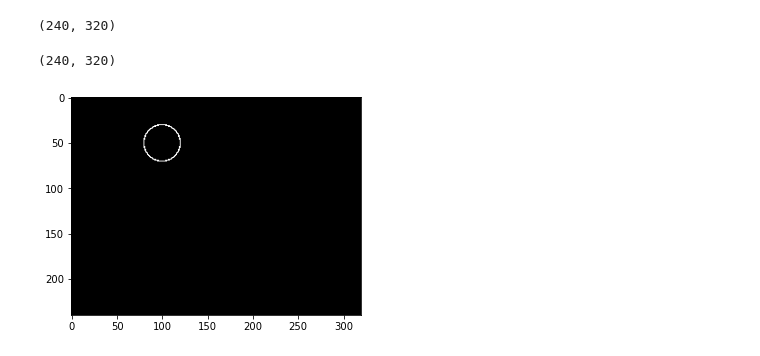
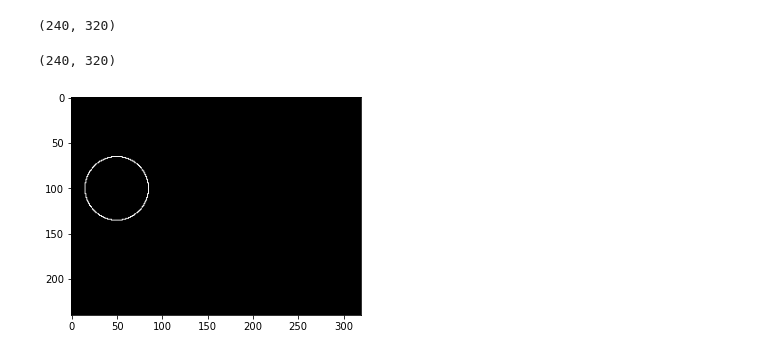
Before and after one commit to victorbjo/Rob7-Miniproject, a Jupyter notebook: HoughCircle.ipynb, the cells around one changed output. Drawn from its saved outputs; the diff is of its cells as text; code cells hidden in the pictures.

Commit message:
updated circles

```diff
--- a/HoughCircle.ipynb
+++ b/HoughCircle.ipynb
@@ -68,9 +72,9 @@ img_blank.shape
 # %%
-a_test = circleDrawing(50,100,20,width,height)
+a_test = circleDrawing(50,100,35,width,height)
 a_test = a_test + img_blank
 plt.imshow(a_test, cmap='gray')
 a_test.shape
 # %% [output]
 (240, 320)
-[figure, old version]
+[figure, new version]
 # %%
```
Also changed, not shown: parts of 11 cells of this notebook, 1 other file.
